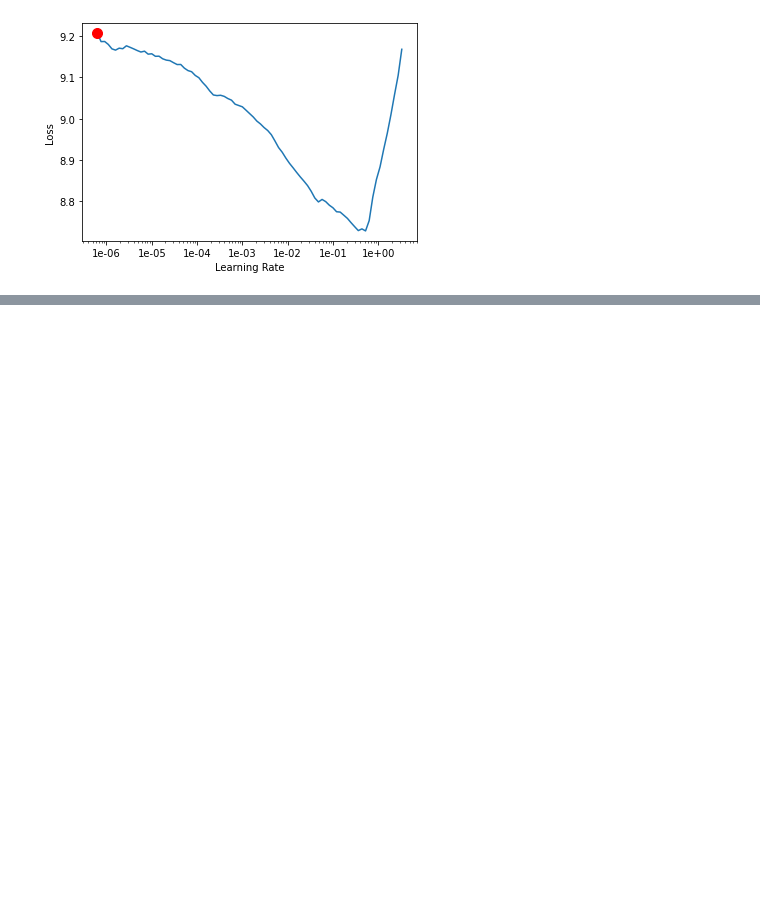
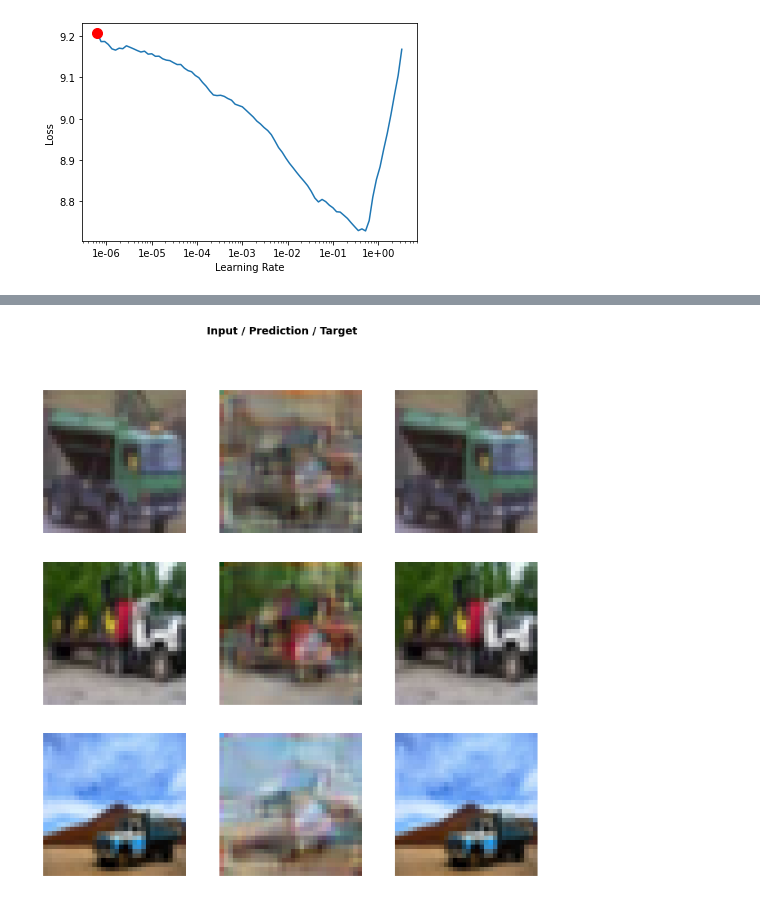
Before and after one commit to henriwoodcock/Applying-Modern-Best-Practices-to-Autoencoders, a Jupyter notebook: notebooks/cifar-10/cifar_autoencoder_joint_training.ipynb, the cells around one changed output, grey strips where cells are left out. Cells and saved outputs as stored; diff of their text form; code cells hidden in the pictures; blank space fills up the shorter version.

```diff
--- a/notebooks/cifar-10/cifar_autoencoder_joint_training.ipynb
+++ b/notebooks/cifar-10/cifar_autoencoder_joint_training.ipynb
@@ -1037,0 +1057,4 @@ learn.fit_one_cycle(10, max_lr = slice(1e-04, 1e-01))
+# %%
+learn.show_results(ds_type=DatasetType.Valid, rows =3)
+# %% [output]
+[figure, added]
```
Also changed, not shown: parts of 4 cells of this notebook.
